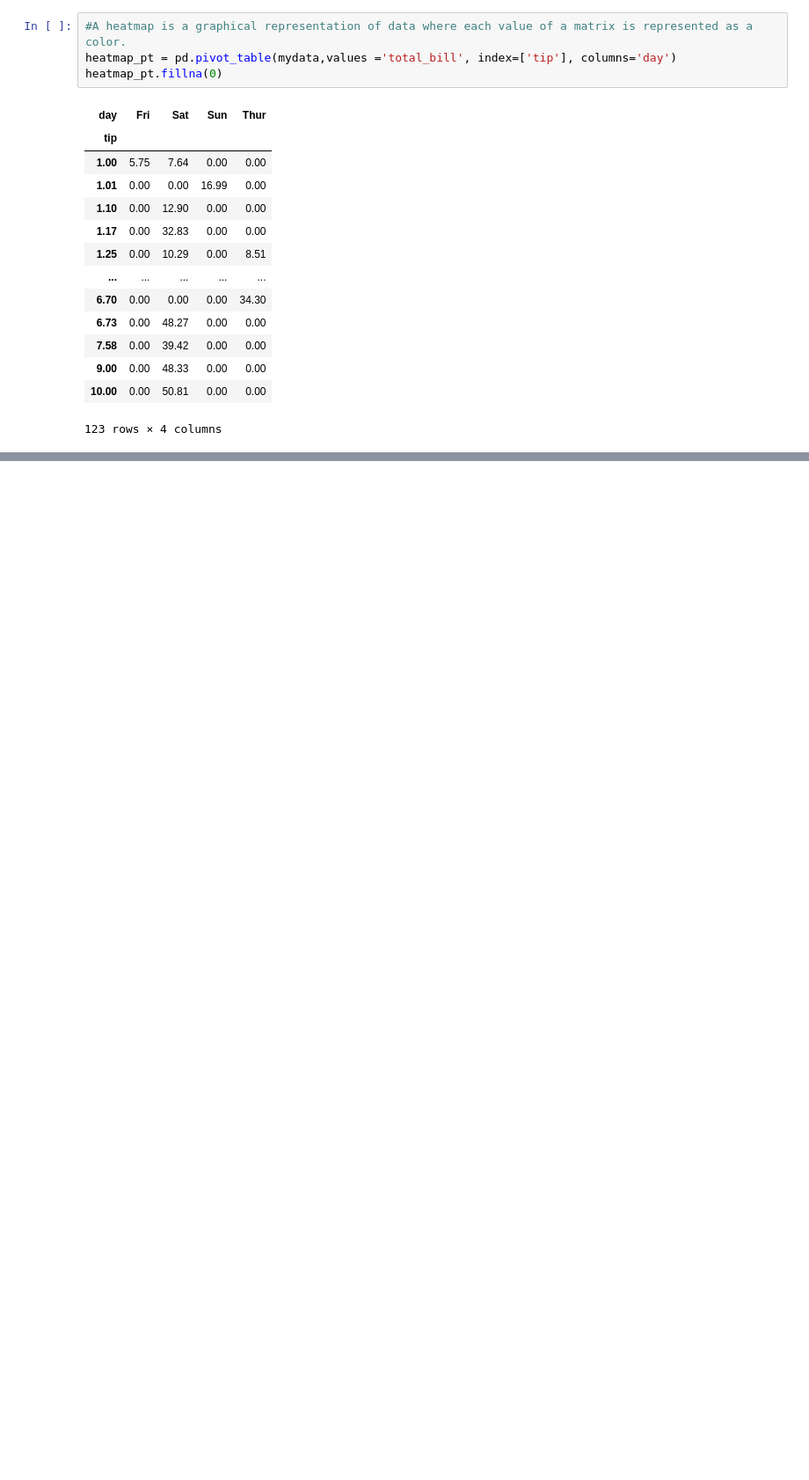
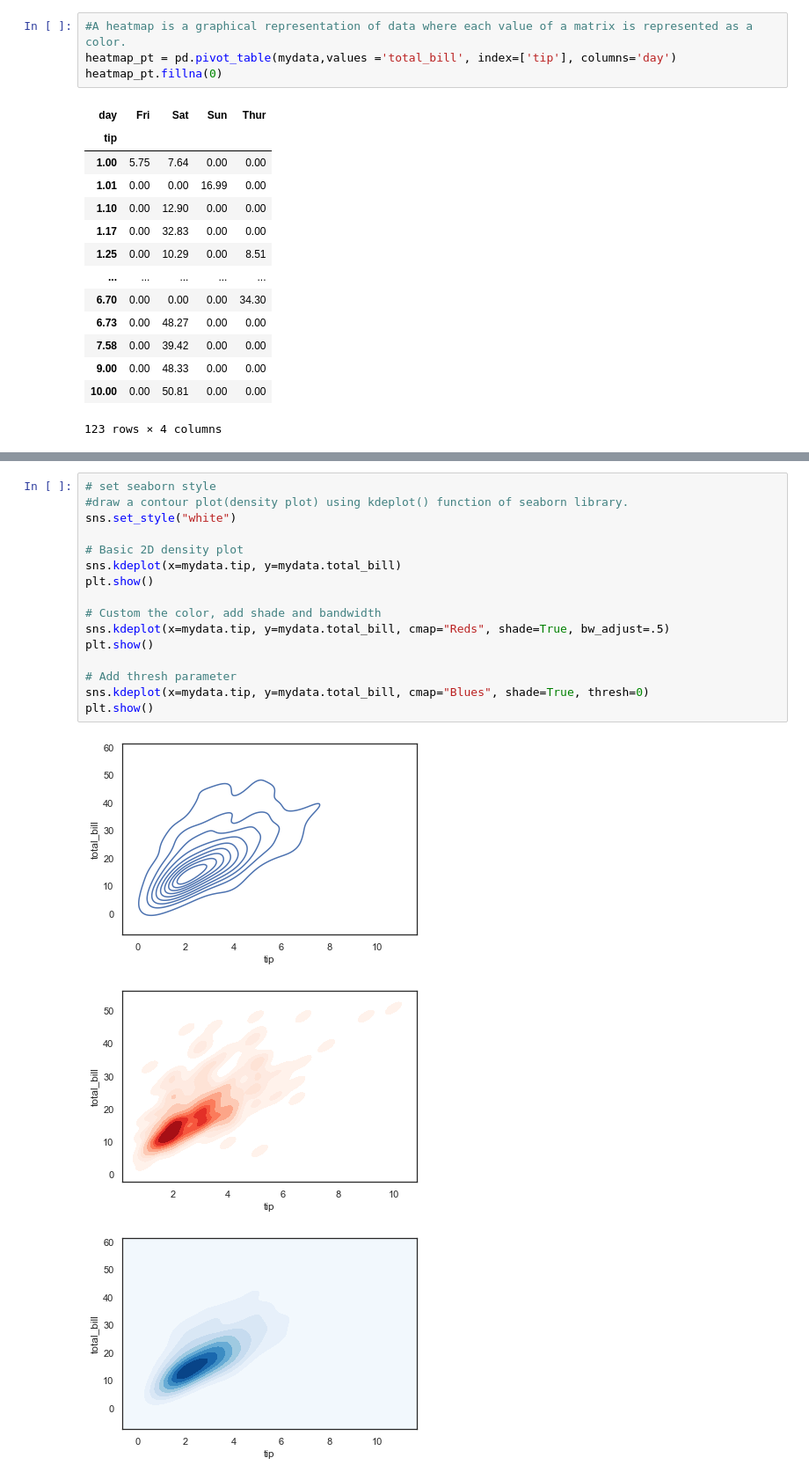
Before and after one commit to gacheru101/Tip-prediction, a Jupyter notebook: Data visualization- Correlation Plots.ipynb, the cells around one changed output, grey strips where cells are left out. Shown: that part at 88% size. Cells and saved outputs as stored; diff of their text form; blank space fills up the shorter version.

```diff
--- a/Data visualization- Correlation Plots.ipynb
+++ b/Data visualization- Correlation Plots.ipynb
@@ -152,0 +133,20 @@ AttributeError: 'DataFrame' object has no attribute 'sepal_width'
+# %%
+# set seaborn style
+#draw a contour plot(density plot) using kdeplot() function of seaborn library.
+sns.set_style("white")
+
+# Basic 2D density plot
+sns.kdeplot(x=mydata.tip, y=mydata.total_bill)
+plt.show()
+
+# Custom the color, add shade and bandwidth
+sns.kdeplot(x=mydata.tip, y=mydata.total_bill, cmap="Reds", shade=True, bw_adjust=.5)
+plt.show()
+
+# Add thresh parameter
+sns.kdeplot(x=mydata.tip, y=mydata.total_bill, cmap="Blues", shade=True, thresh=0)
+plt.show()
+# %% [output]
+[figure, added]
+[figure, added]
+[figure, added]
```
Also changed, not shown: parts of 7 cells of this notebook.
